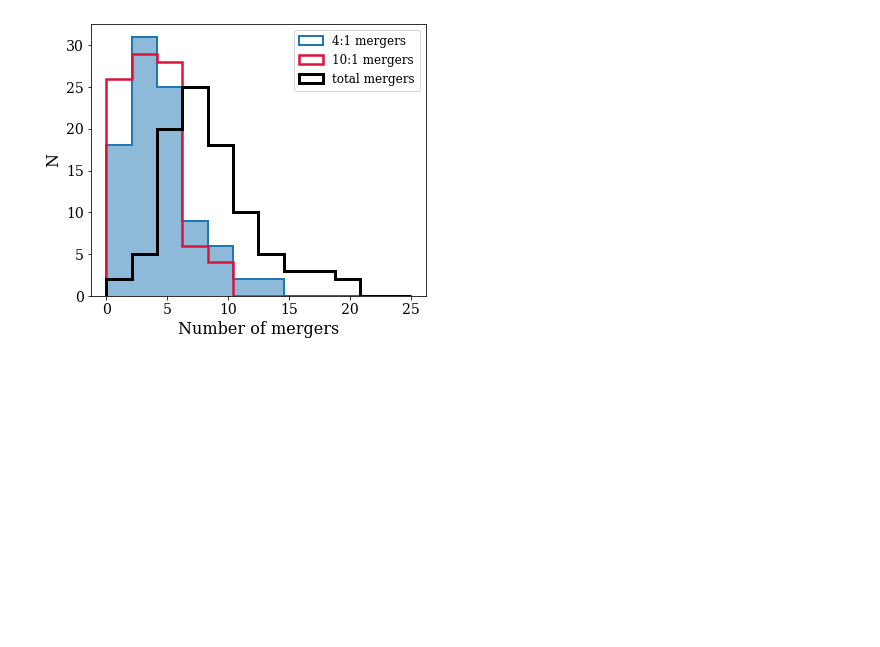
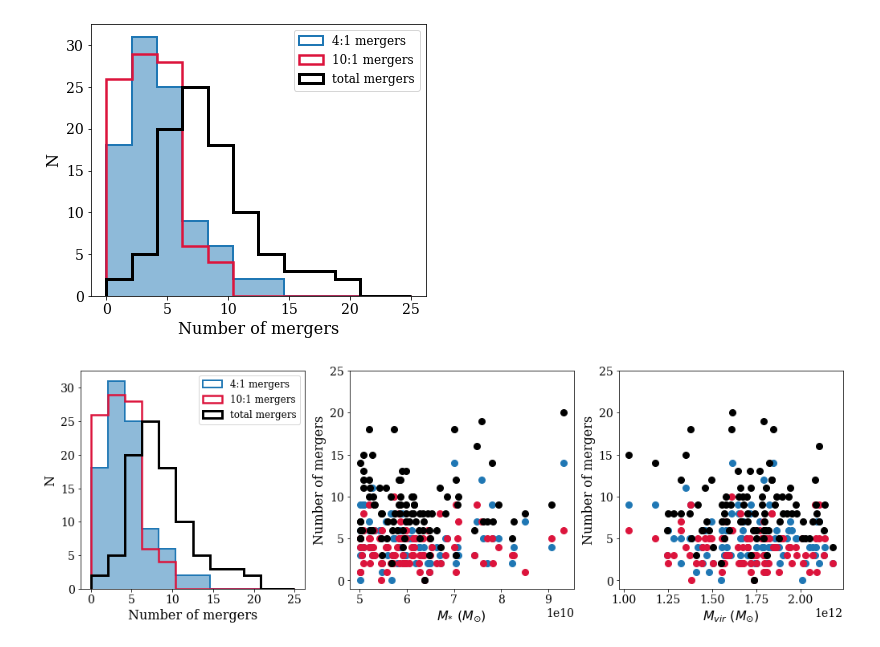
Before and after one commit to ekta1224/IllustrisAD, a Jupyter notebook: TNG_v2/plot_TNG_sample_properties_primary.ipynb, the cells around one changed output. Cells and saved outputs as stored; diff of their text form; code cells hidden in the pictures; blank space fills up the shorter version.

```diff
--- a/TNG_v2/plot_TNG_sample_properties_primary.ipynb
+++ b/TNG_v2/plot_TNG_sample_properties_primary.ipynb
@@ -97,6 +98,38 @@ plt.savefig('num_of_mergers.png')
 # %% [output]
 4.0 3.0 7.0 24.0 93
 [figure]
+# %%
+plt.figure(figsize=(17,5))
+plt.subplot(131)
+plt.hist(num_maj[mask], bins=12, range=(0,25), histtype='step', lw=2, label='4:1 mergers')
+plt.hist(num_maj[mask], bins=12, range=(0,25), alpha=0.5, color='C0', lw=2)
+plt.hist(num_min[mask], bins=12, range=(0,25), histtype='step', color='crimson', lw=2.5, label='10:1 mergers')
+plt.hist(tot[mask], bins=12,range=(0,25), histtype='step', color='k', lw=3, label='total mergers')
+plt.xlabel('Number of mergers')
+plt.ylabel('N')
+plt.legend(loc='upper right')
+
+plt.subplot(132)
+plt.plot(stellar_mass, num_maj[mask], 'o', ms=8, color='C0')
+plt.plot(stellar_mass, num_min[mask], 'o', ms=8, color='crimson')
+plt.plot(stellar_mass,tot[mask], 'o', ms=8, color='k')
+plt.ylim(-1,25)
+plt.ylabel('Number of mergers')
+plt.xlabel(r'$M_{*}\, \, (M_{\odot})$')
+#plt.xscale("log")
+#print(len(stellar_mass[stellar_mass > 9e10]))
+
+plt.subplot(133)
+plt.plot(halo_mass, num_maj[mask], 'o', ms=8, color='C0')
+plt.plot(halo_mass, num_min[mask], 'o', ms=8, color='crimson')
+plt.plot(halo_mass,tot[mask], 'o', ms=8, color='k')
+plt.xlabel(r'$M_{vir}\, \, (M_{\odot})$')
+plt.ylabel('Number of mergers')
+plt.ylim(-1,25)
+plt.savefig('num_mergers_vs_masses.pdf')
+#plt.xscale("log")
+# %% [output]
+[figure, added]
 # %%
 #apply mask here too
 plt.figure()
```
Also changed, not shown: parts of 3 cells of this notebook.
